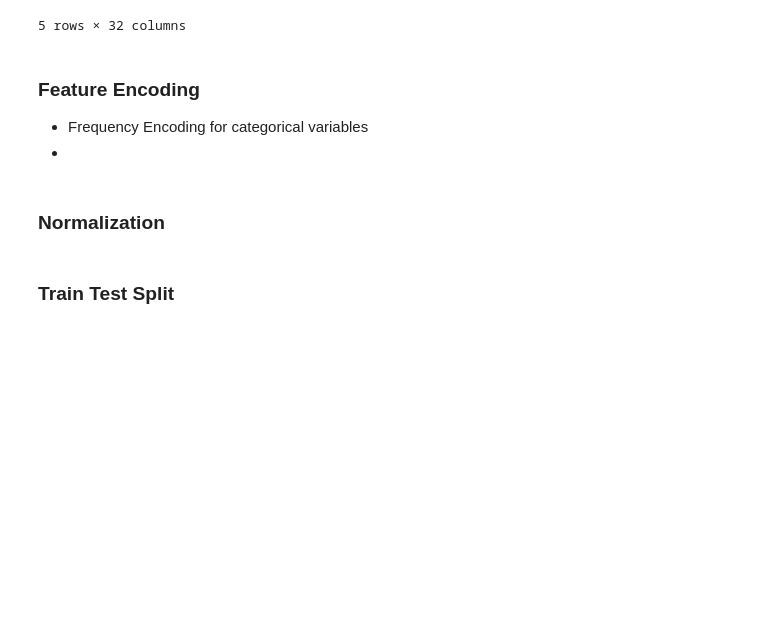
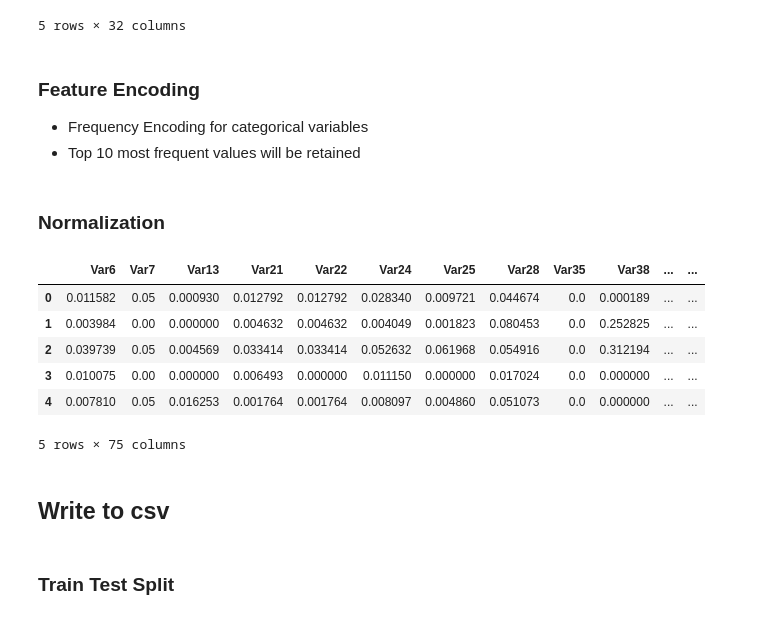
Before and after one commit to Ellusionists/Kaggle, a Jupyter notebook: KDD_2009/KDD_Cup_2009_Telecom_Churn.ipynb, the cells around one changed output. Cells and saved outputs as stored; diff of their text form; code cells hidden in the pictures; blank space fills up the shorter version.

```diff
--- a/KDD_2009/KDD_Cup_2009_Telecom_Churn.ipynb
+++ b/KDD_2009/KDD_Cup_2009_Telecom_Churn.ipynb
@@ -136,6 +137,28 @@ df1[categorical_features].head()
 # %% [markdown]
 ### Feature Encoding
 - Frequency Encoding for categorical variables
--
+- Top 10 most frequent values will be retained
+# %%
+df2 = df1
+
+for column in categorical_features:
+    fe = df2.groupby(column).size()/len(df2)
+    df2.loc[:, column] = df2[column].map(fe)
+
+df2.head()
 # %% [markdown]
 ### Normalization
+# %%
+normalized_df = ( df2 - df2.min() ) / ( df2.max() - df2.min() )
+# %%
+normalized_df.head()
+# %% [output]
+|  | Var6 | Var7 | Var13 | Var21 | Var22 | Var24 | Var25 | Var28 | Var35 | Var38 | ... | ... |
+| 0 | 0.011582 | 0.05 | 0.000930 | 0.012792 | 0.012792 | 0.028340 | 0.009721 | 0.044674 | 0.0 | 0.000189 | ... | ... |
+| 1 | 0.003984 | 0.00 | 0.000000 | 0.004632 | 0.004632 | 0.004049 | 0.001823 | 0.080453 | 0.0 | 0.252825 | ... | ... |
+| 2 | 0.039739 | 0.05 | 0.004569 | 0.033414 | 0.033414 | 0.052632 | 0.061968 | 0.054916 | 0.0 | 0.312194 | ... | ... |
+| 3 | 0.010075 | 0.00 | 0.000000 | 0.006493 | 0.000000 | 0.011150 | 0.000000 | 0.017024 | 0.0 | 0.000000 | ... | ... |
+| 4 | 0.007810 | 0.05 | 0.016253 | 0.001764 | 0.001764 | 0.008097 | 0.004860 | 0.051073 | 0.0 | 0.000000 | ... | ... |
+5 rows × 75 columns
+# %% [markdown]
+## Write to csv
```
Also changed, not shown: parts of 5 cells of this notebook.
